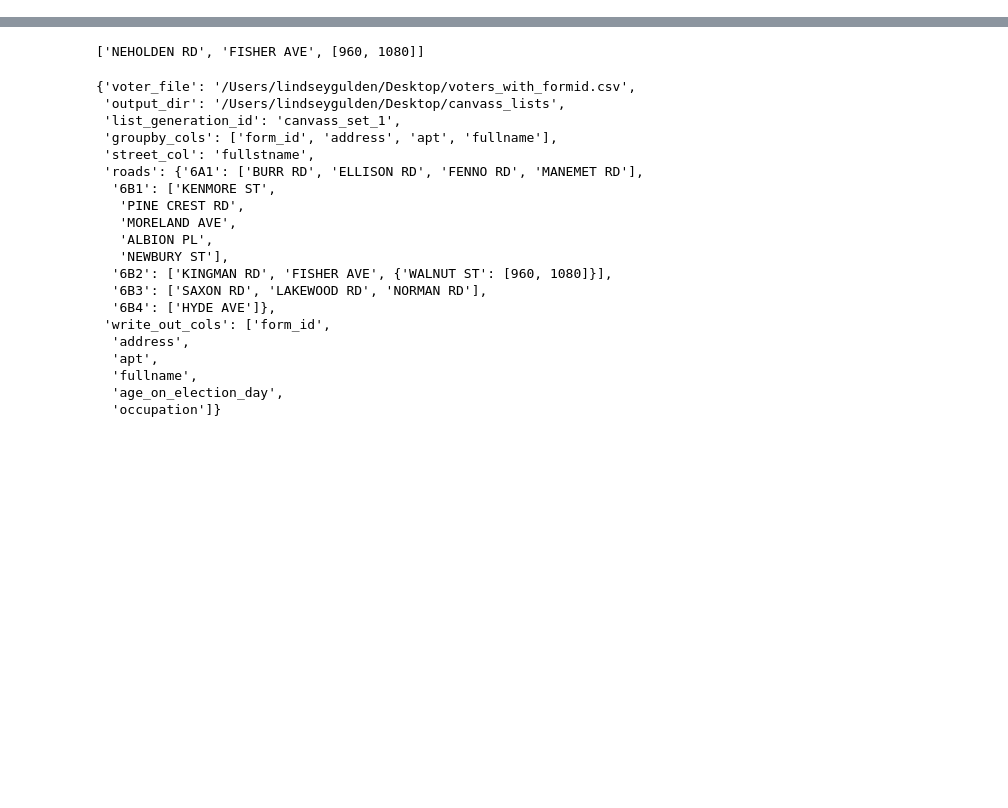
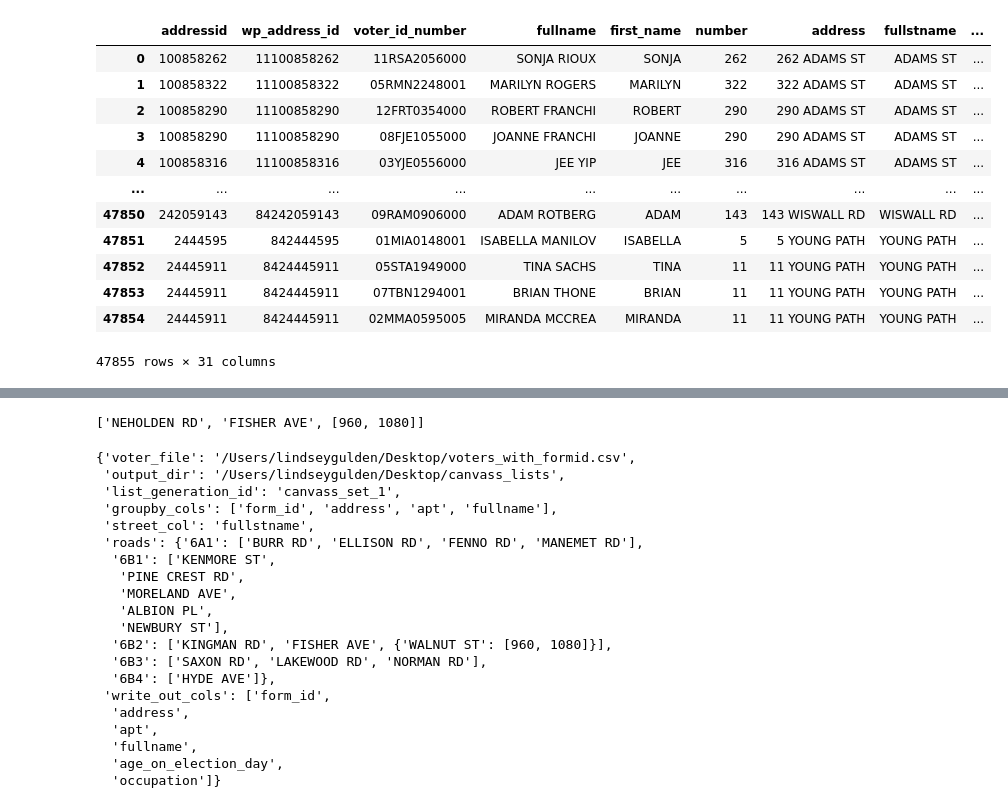
Before and after one commit to lindseygulden/newton, a Jupyter notebook: voters/canvass.ipynb, the cells around one changed output, grey strips where cells are left out. Saved outputs shown, nothing was run; the diff lists cells and outputs as text; code cells hidden in the pictures; blank space fills up the shorter version.

```diff
--- a/voters/canvass.ipynb
+++ b/voters/canvass.ipynb
@@ -24,0 +60,21 @@ for street in streets:
+# %%
+city_df = pd.read_csv("~/Desktop/voters_with_formid.csv", index_col=[0])
+l2_df = pd.read_csv("/Volumes/T5_External/data/newton/2025_election/l2.csv")
+
+filenames = [
+    "~/Desktop/canvass_lists/canvass_set_6BC.csv",
+    "~/Desktop/canvass_lists/canvass_set_5AB.csv",
+    "~/Desktop/canvass_lists/canvass_set_2a.csv",
+]
+df_list = []
+for fn in filenames:
+    df_list.append(pd.read_csv(fn))
+
+canvassed_df = pd.concat(df_list)
+
+# append canvas info
+city_df = city_df.merge(
+    canvassed_df[["fullname", "canvass_list", "form_id"]],
+    on=["fullname", "form_id"],
+    how="left",
+)
@@ -24,0 +239,16 @@ for street in streets:
+# %%
+city_df
+# %% [output]
+|  | addressid | wp_address_id | voter_id_number | fullname | first_name | number | address | fullstname | ... |
+| 0 | 100858262 | 11100858262 | 11RSA2056000 | SONJA RIOUX | SONJA | 262 | 262 ADAMS ST | ADAMS ST | ... |
+| 1 | 100858322 | 11100858322 | 05RMN2248001 | MARILYN ROGERS | MARILYN | 322 | 322 ADAMS ST | ADAMS ST | ... |
+| 2 | 100858290 | 11100858290 | 12FRT0354000 | ROBERT FRANCHI | ROBERT | 290 | 290 ADAMS ST | ADAMS ST | ... |
+| 3 | 100858290 | 11100858290 | 08FJE1055000 | JOANNE FRANCHI | JOANNE | 290 | 290 ADAMS ST | ADAMS ST | ... |
+| 4 | 100858316 | 11100858316 | 03YJE0556000 | JEE YIP | JEE | 316 | 316 ADAMS ST | ADAMS ST | ... |
+| ... | ... | ... | ... | ... | ... | ... | ... | ... | ... |
+| 47850 | 242059143 | 84242059143 | 09RAM0906000 | ADAM ROTBERG | ADAM | 143 | 143 WISWALL RD | WISWALL RD | ... |
+| 47851 | 2444595 | 842444595 | 01MIA0148001 | ISABELLA MANILOV | ISABELLA | 5 | 5 YOUNG PATH | YOUNG PATH | ... |
+| 47852 | 24445911 | 8424445911 | 05STA1949000 | TINA SACHS | TINA | 11 | 11 YOUNG PATH | YOUNG PATH | ... |
+| 47853 | 24445911 | 8424445911 | 07TBN1294001 | BRIAN THONE | BRIAN | 11 | 11 YOUNG PATH | YOUNG PATH | ... |
+| 47854 | 24445911 | 8424445911 | 02MMA0595005 | MIRANDA MCCREA | MIRANDA | 11 | 11 YOUNG PATH | YOUNG PATH | ... |
+47855 rows × 31 columns
```
Also changed, not shown: parts of 16 cells of this notebook, 4 other files.
